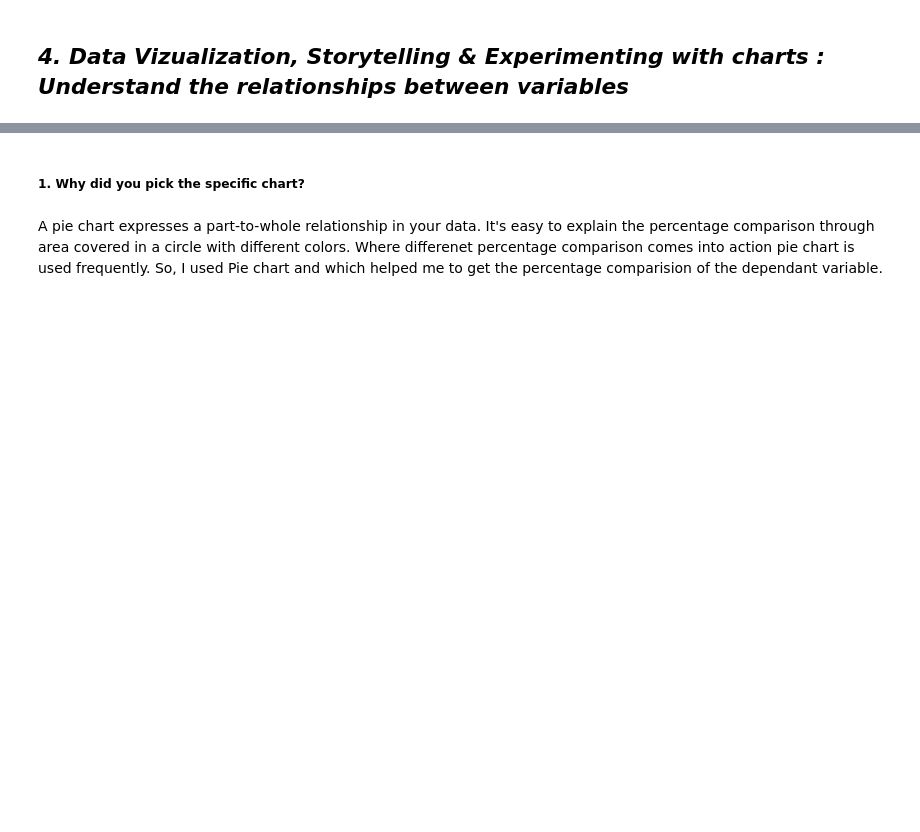
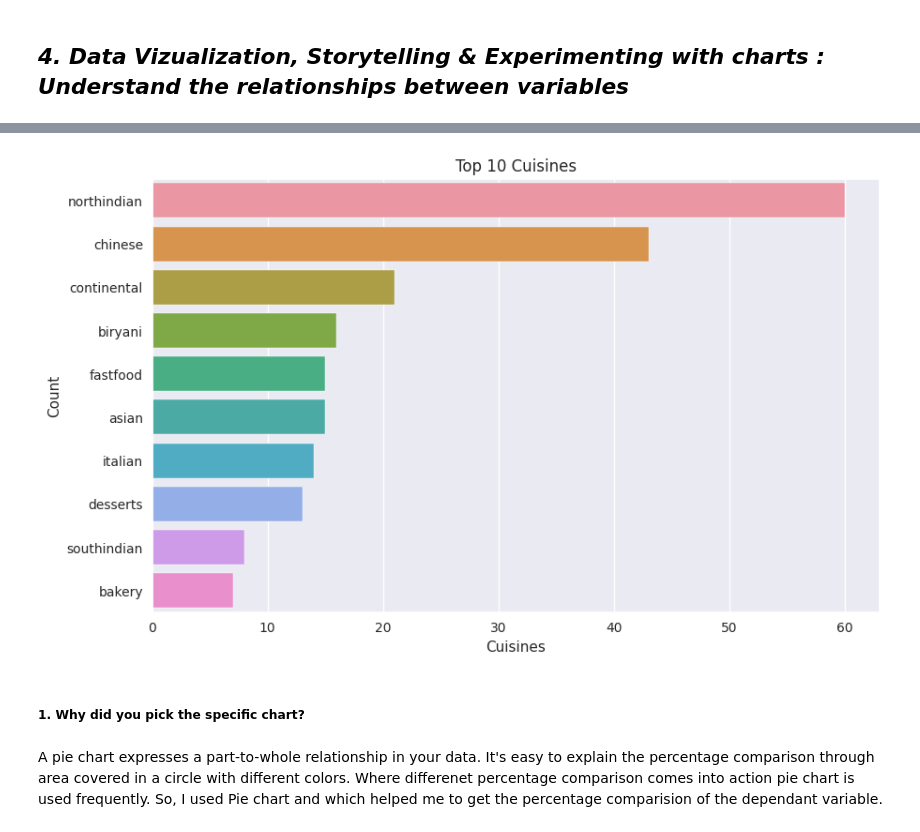
Before and after one commit to pvanand07/Zomato_Restaurant_Clustering_Unsupervised_ML, a Jupyter notebook: Zomato_Restaurent_Clustering_Unsupervised_ML.ipynb, the cells around one changed output, grey strips where cells are left out. Cells and saved outputs as stored; diff of their text form; code cells hidden in the pictures; blank space fills up the shorter version.

Commit message:
Add univariate visualization

```diff
--- a/Zomato_Restaurent_Clustering_Unsupervised_ML.ipynb
+++ b/Zomato_Restaurent_Clustering_Unsupervised_ML.ipynb
@@ -1075,3 +1106,17 @@ dataset['Churn'].value_counts().plot(kind='pie',
+# %%
+# Count the occurrences of each cuisine and take the top 10
+top_10 = pd.value_counts(all_cuisines)[:10]
+
+# Create a bar plot
+sns.set_style("darkgrid")
+plt.figure(figsize=(10, 6))  # Adjust the figure size as needed
+sns.barplot(y=top_10.index, x=top_10.values, orient="h")
+plt.title("Top 10 Cuisines")
+plt.xlabel("Cuisines")
+plt.ylabel("Count")
+plt.show()
+# %% [output]
+[figure, added]
 # %% [markdown]
 ##### 1. Why did you pick the specific chart?
 # %% [markdown]
```
Also changed, not shown: parts of 40 cells of this notebook.
